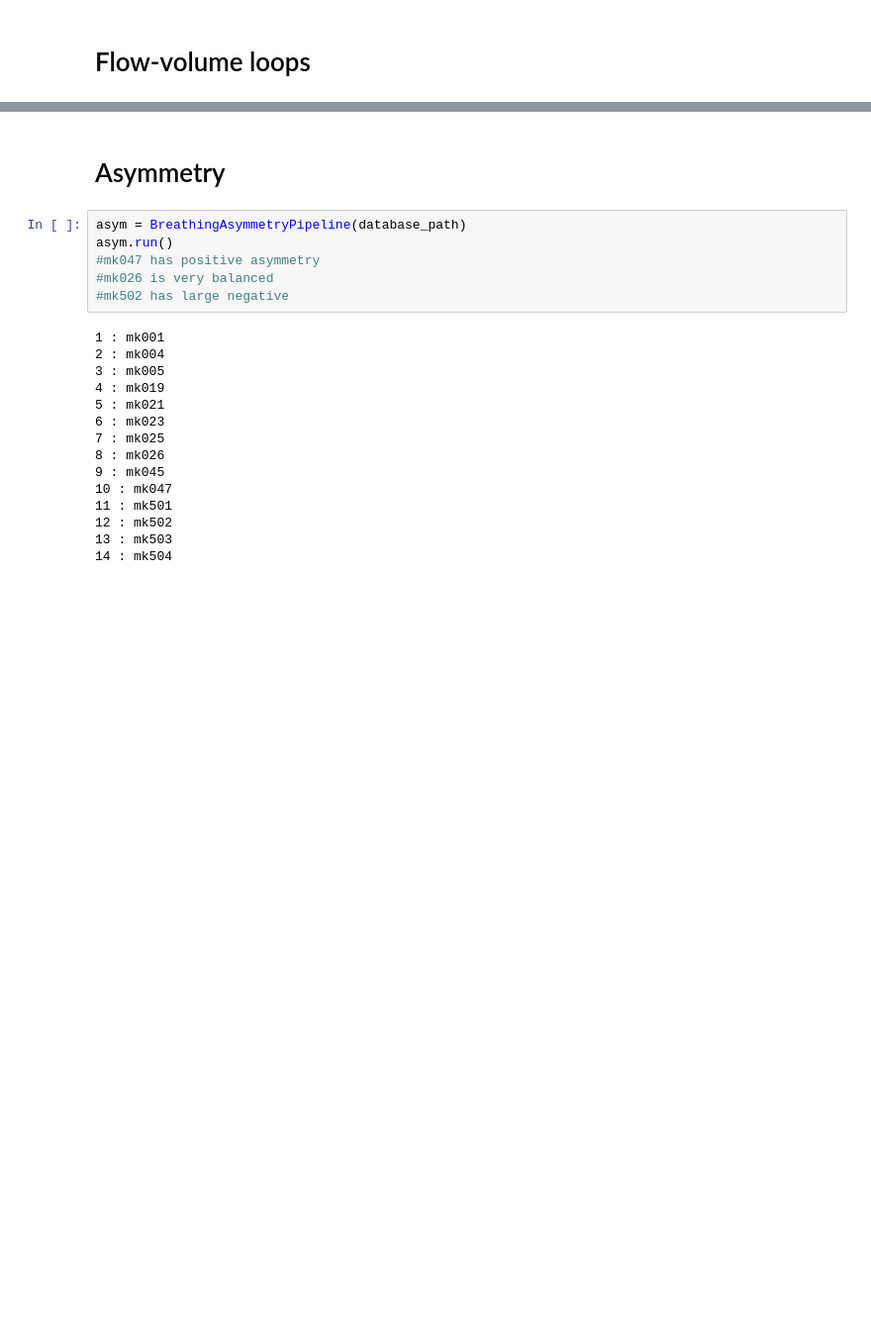
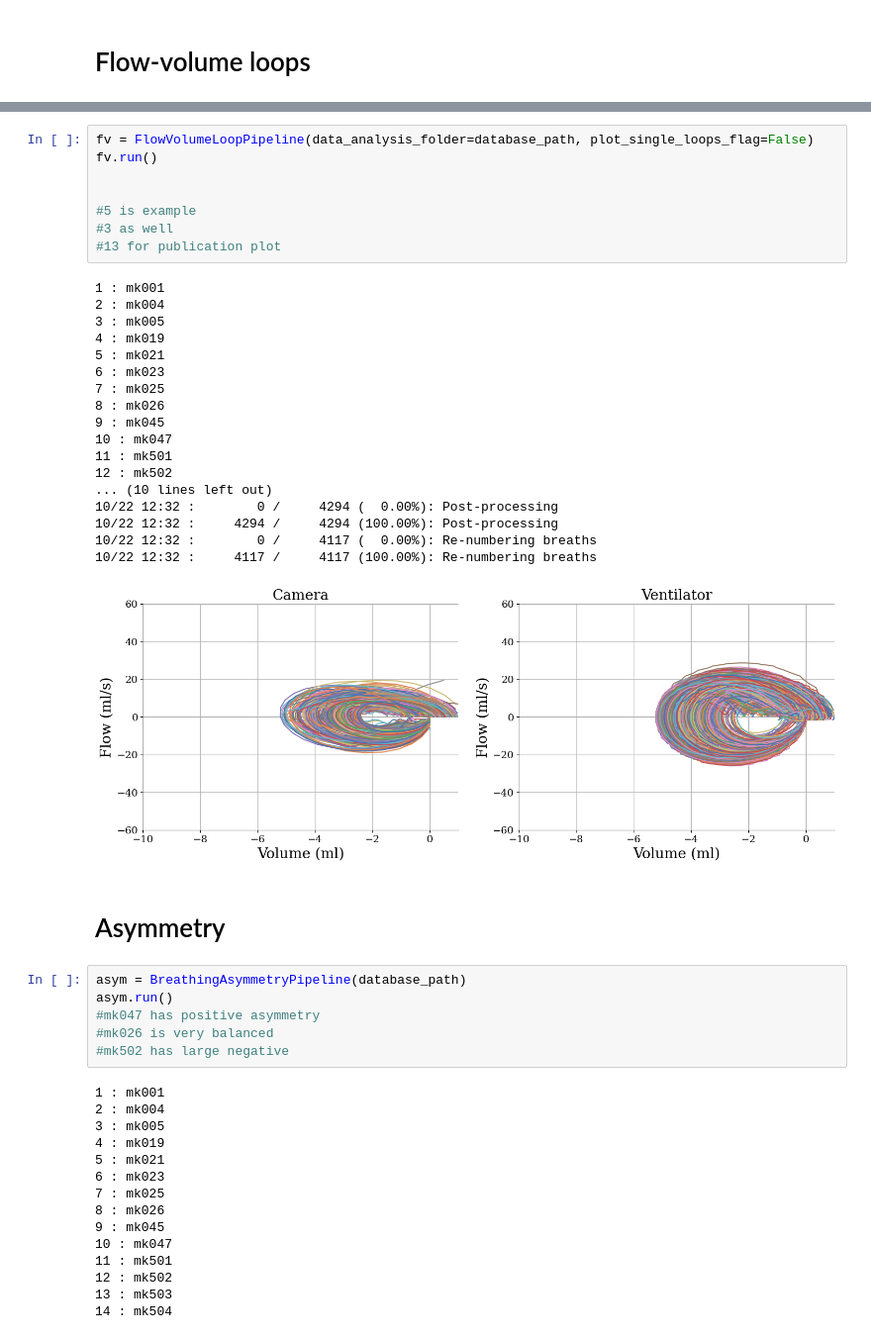
Before and after one commit to Sr933/Meerkat-Vital-Sign-Analysis-Pipeline, a Jupyter notebook: main.ipynb, the cells around one changed output, grey strips where cells are left out. Shown at 99% size. Saved outputs shown, nothing was run; the diff lists cells and outputs as text; blank space fills up the shorter version.

```diff
--- a/main.ipynb
+++ b/main.ipynb
@@ -156,3 +136,30 @@ No ventilator data
+# %%
+fv = FlowVolumeLoopPipeline(data_analysis_folder=database_path, plot_single_loops_flag=False)
+fv.run()
+
+
+#5 is example
+#3 as well
+#13 for publication plot
+# %% [output]
+1 : mk001
+2 : mk004
+3 : mk005
+4 : mk019
+5 : mk021
+6 : mk023
+7 : mk025
+8 : mk026
+9 : mk045
+10 : mk047
+11 : mk501
+12 : mk502
+... (10 lines left out)
+10/22 12:32 :        0 /     4294 (  0.00%): Post-processing
+10/22 12:32 :     4294 /     4294 (100.00%): Post-processing
+10/22 12:32 :        0 /     4117 (  0.00%): Re-numbering breaths
+10/22 12:32 :     4117 /     4117 (100.00%): Re-numbering breaths
+[figure, added]
 # %% [markdown]
 # Asymmetry
 # %%
```
Also changed, not shown: parts of 5 cells of this notebook, 3 other files.
